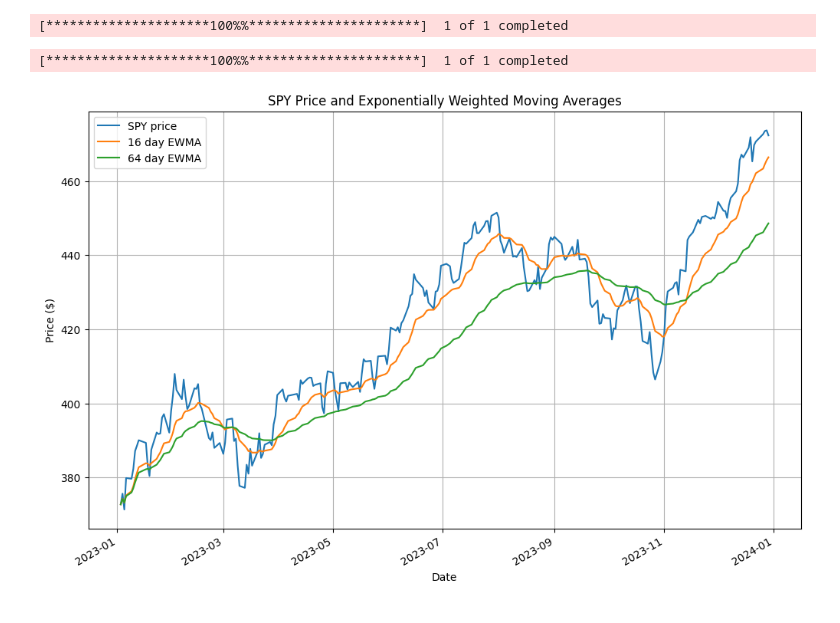
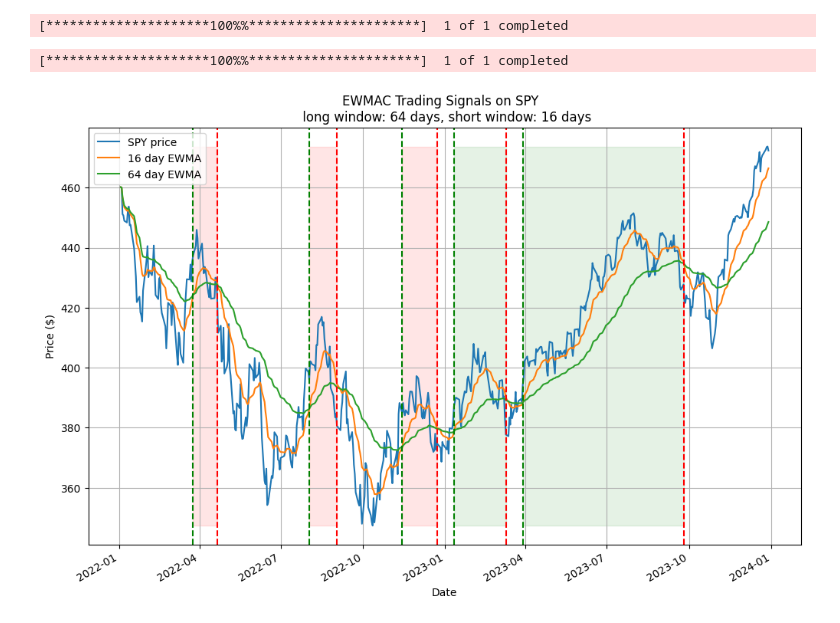
Before and after one commit to yangsu01/funance_blog, a Jupyter notebook: blogs/12-evaluating-strategies/evaluating_strategies.ipynb, the cells around one changed output. Cells and saved outputs as stored; diff of their text form; code cells hidden in the pictures.

```diff
--- a/blogs/12-evaluating-strategies/evaluating_strategies.ipynb
+++ b/blogs/12-evaluating-strategies/evaluating_strategies.ipynb
@@ -29,23 +29,49 @@ prices = yf.download(TICKER, start=START_DATE, end=END_DATE)['Adj Close']
 risk_free_rate = get_risk_free_rate(START_DATE, END_DATE)
 # %% [output]
 [*********************100%%**********************]  1 of 1 completed
-# %%
-# example of EWMA crossover strategy
-ex_data = yf.download(TICKER, start='2023-01-01', end='2023-12-31')['Adj Close']
-
-plt.figure(figsize=(12, 8))
-plt.plot(ex_data, label=f'{TICKER} price')
-ex_data.ewm(span=SHORT_WINDOW).mean().plot(label=f'{SHORT_WINDOW} day EWMA')
-ex_data.ewm(span=LONG_WINDOW).mean().plot(label=f'{LONG_WINDOW} day EWMA')
-plt.xlabel('Date')
-plt.ylabel('Price ($)')
-plt.title(f'{TICKER} Price and Exponentially Weighted Moving Averages')
-plt.legend()
-plt.grid()
-plt.show()
-# %% [output]
-[*********************100%%**********************]  1 of 1 completed
-[figure, removed]
+# %%
+# example of EWMA crossover strategy
+ex_data = yf.download(TICKER, start='2022-01-01', end='2023-12-31')['Adj Close']
+ewma_short = ex_data.ewm(span=SHORT_WINDOW).mean()
+ewma_long = ex_data.ewm(span=LONG_WINDOW).mean()
+
+# find the crossovers
+ewma_diff = ewma_short - ewma_long
+crossovers = np.where(np.diff(np.sign(ewma_diff)))[0]
+if ewma_diff.iloc[crossovers[1]] < 0:
+    crossovers = crossovers[1:]
+# add a final crossover if the last signal was a buy
+if len(crossovers) % 2 == 0:
+    crossovers = np.append(crossovers, len(ex_data)-1)
+
+plt.figure(figsize=(12, 8))
+plt.plot(ex_data, label=f'{TICKER} price')
+ewma_short.plot(label=f'{SHORT_WINDOW} day EWMA')
+ewma_long.plot(label=f'{LONG_WINDOW} day EWMA')
+
+# plot trade windows
+y_limits = [ex_data.min(), ex_data.max()]
+for n in range(0, len(crossovers)-1, 2):
+    plt.axvline(ex_data.index[crossovers[n]], color='g', linestyle='--')
+    plt.axvline(ex_data.index[crossovers[n+1]], color='r', linestyle='--')
+
+    shade_color = 'green' if ex_data.iloc[n+1] > ex_data.iloc[n] else 'red'
+    plt.fill_betweenx(
+        y_limits, ex_data.index[crossovers[n]],
+        ex_data.index[crossovers[n+1]],
+        color=shade_color,
+        alpha=0.1
+    )
+
+plt.xlabel('Date')
+plt.ylabel('Price ($)')
+plt.title(f'EWMAC Trading Signals on {TICKER}  \n long window: {LONG_WINDOW} days, short window: {SHORT_WINDOW} days')
+plt.legend()
+plt.grid()
+plt.show()
+# %% [output]
+[*********************100%%**********************]  1 of 1 completed
+[figure, added]
 # %%
 stock_returns = prices.pct_change().dropna()
 total_returns = (prices.iloc[-1]-prices.iloc[0])/prices.iloc[0]
```
Also changed, not shown: parts of 14 cells of this notebook.
